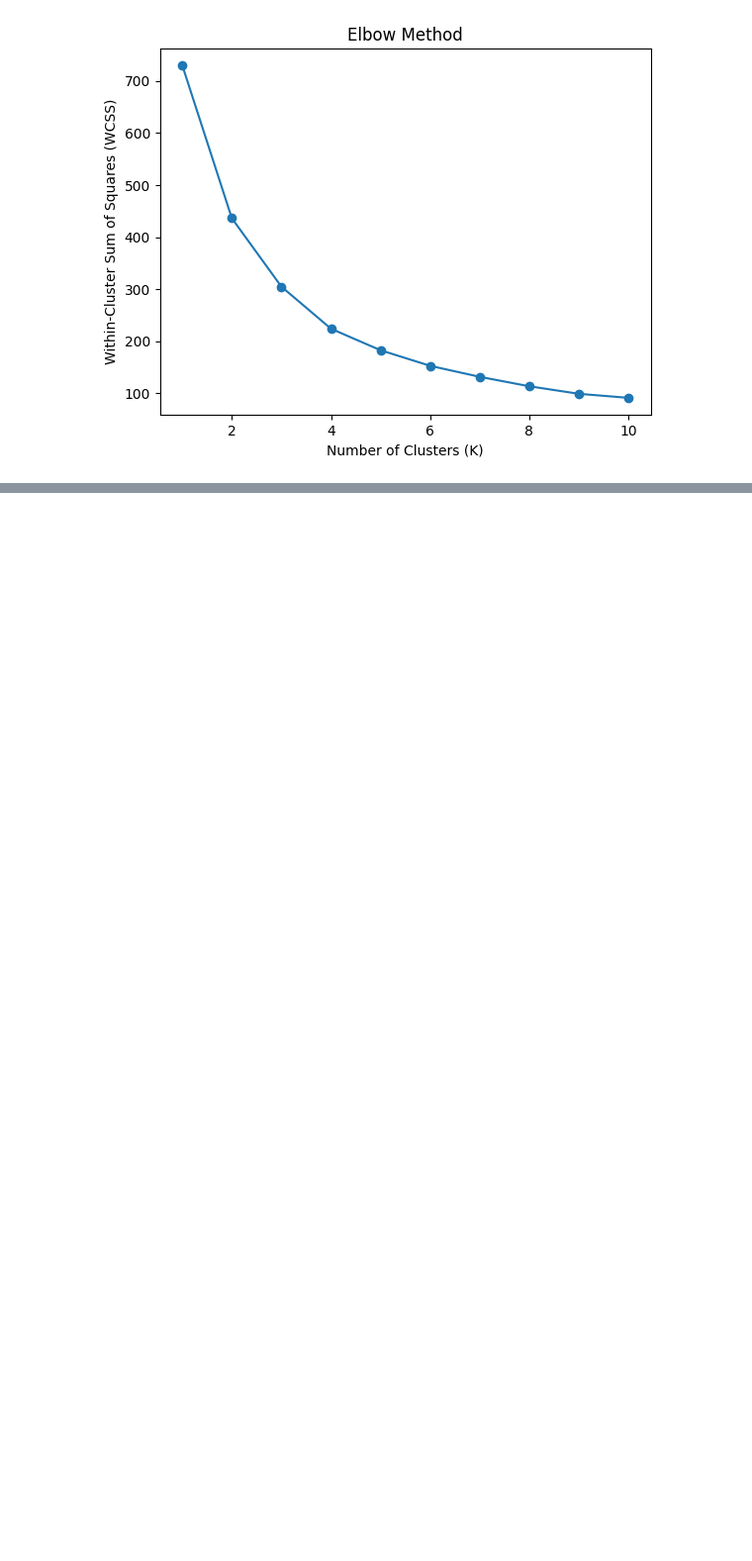
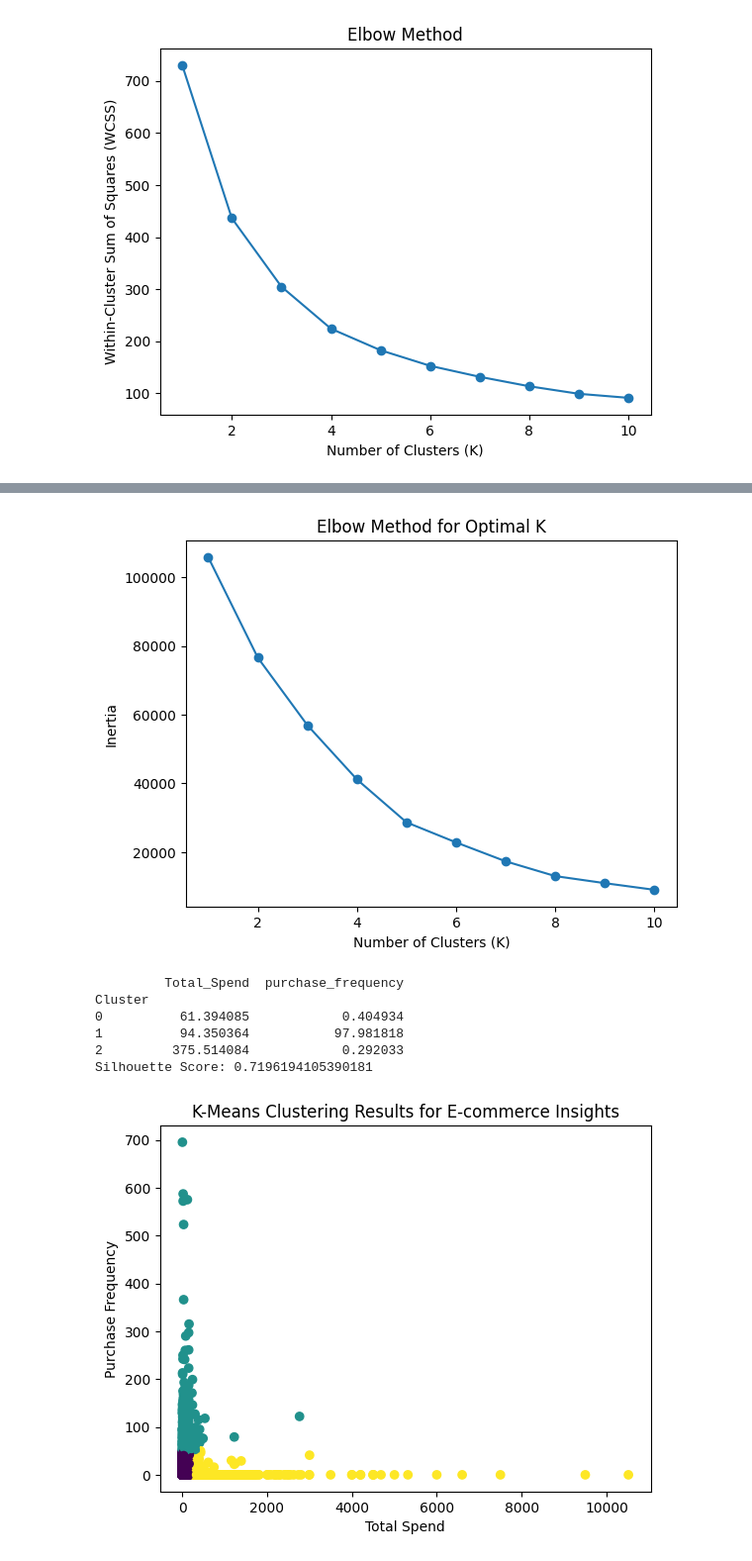
Before and after one commit to SoLitaP/DS-Final-Project, a Jupyter notebook: DS-Project.ipynb, the cells around one changed output, grey strips where cells are left out. Shown at 99% size. Drawn from its saved outputs; the diff is of its cells as text; code cells hidden in the pictures; blank space fills up the shorter version.

```diff
--- a/DS-Project.ipynb
+++ b/DS-Project.ipynb
@@ -423,0 +508,54 @@ ValueError: Length of values (365) does not match length of index (52924)
+# %%
+# Assuming you have columns like 'CustomerID', 'TotalSpend', 'PurchaseFrequency', etc.
+# Select relevant features for clustering
+features = df4[['Total_Spend', 'purchase_frequency']]
+features = features.fillna(0)
+
+# Standardize the features
+scaler = StandardScaler()
+scaled_features = scaler.fit_transform(features)
+
+# Determine the optimal number of clusters (K) using the elbow method
+inertia = []
+for k in range(1, 11):
+    kmeans = KMeans(n_clusters=k, random_state=42)
+    kmeans.fit(scaled_features)
+    inertia.append(kmeans.inertia_)
+
+# Plot the elbow method
+plt.plot(range(1, 11), inertia, marker='o')
+plt.xlabel('Number of Clusters (K)')
+plt.ylabel('Inertia')
+plt.title('Elbow Method for Optimal K')
+plt.show()
+
+# Choose the optimal K (e.g., from the elbow method)
+optimal_k = 3
+
+# Train K-means model
+kmeans = KMeans(n_clusters=optimal_k, random_state=42)
+df4['Cluster'] = kmeans.fit_predict(scaled_features)
+
+# Analyze cluster characteristics
+cluster_summary = df4.groupby('Cluster')[['Total_Spend', 'purchase_frequency']].mean()
+print(cluster_summary)
+
+# Calculate silhouette score
+sil_score = silhouette_score(scaled_features, df4['Cluster'])
+print(f"Silhouette Score: {sil_score}")
+
+# Visualize clusters
+plt.scatter(df4['Total_Spend'], df4['purchase_frequency'], c=df4['Cluster'], cmap='viridis')
+plt.xlabel('Total Spend')
+plt.ylabel('Purchase Frequency')
+plt.title('K-Means Clustering Results for E-commerce Insights')
+plt.show()
+# %% [output]
+[figure, added]
+         Total_Spend  purchase_frequency
+Cluster
+0          61.394085            0.404934
+1          94.350364           97.981818
+2         375.514084            0.292033
+Silhouette Score: 0.7196194105390181
+[figure, added]
```
Also changed, not shown: parts of 18 cells of this notebook, 2 other files.
